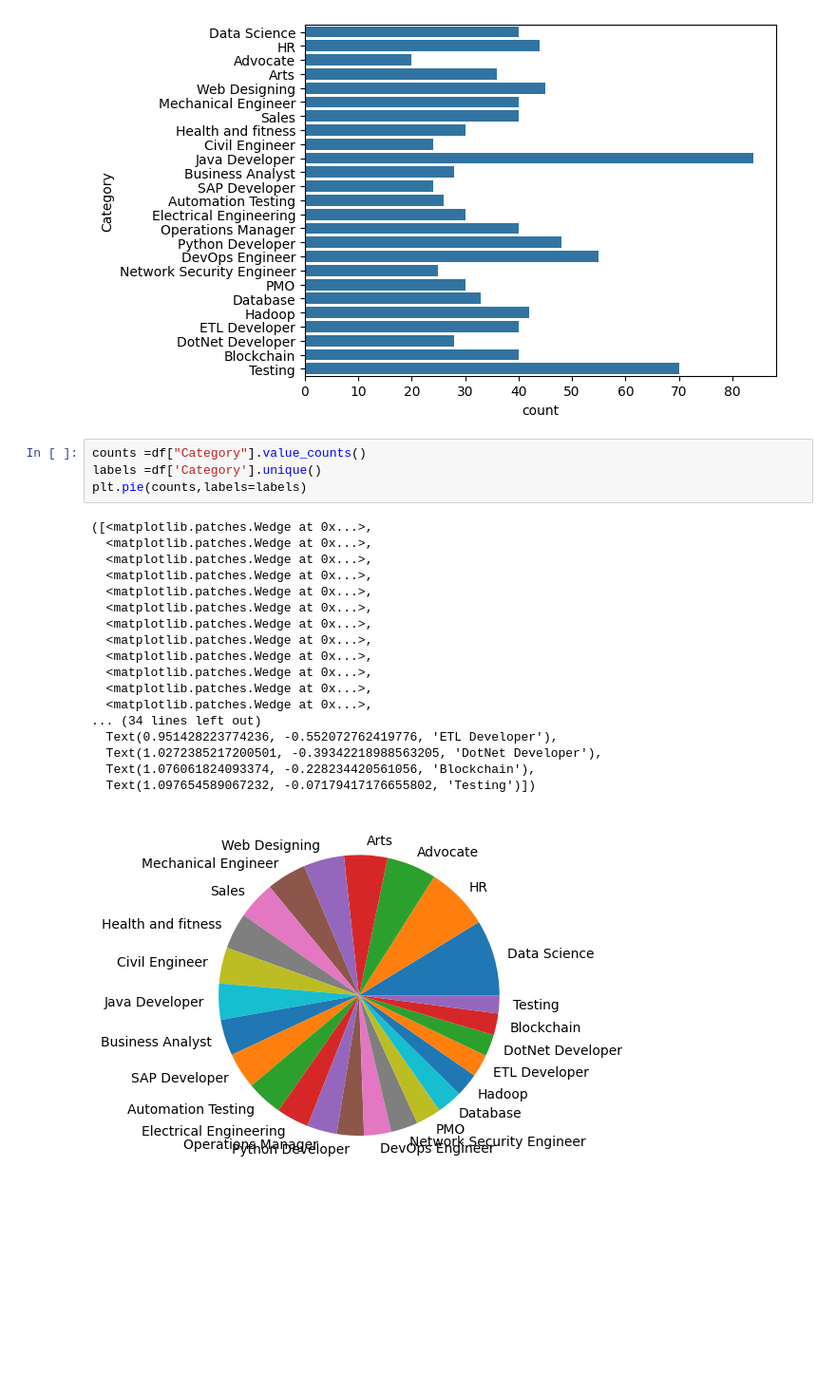
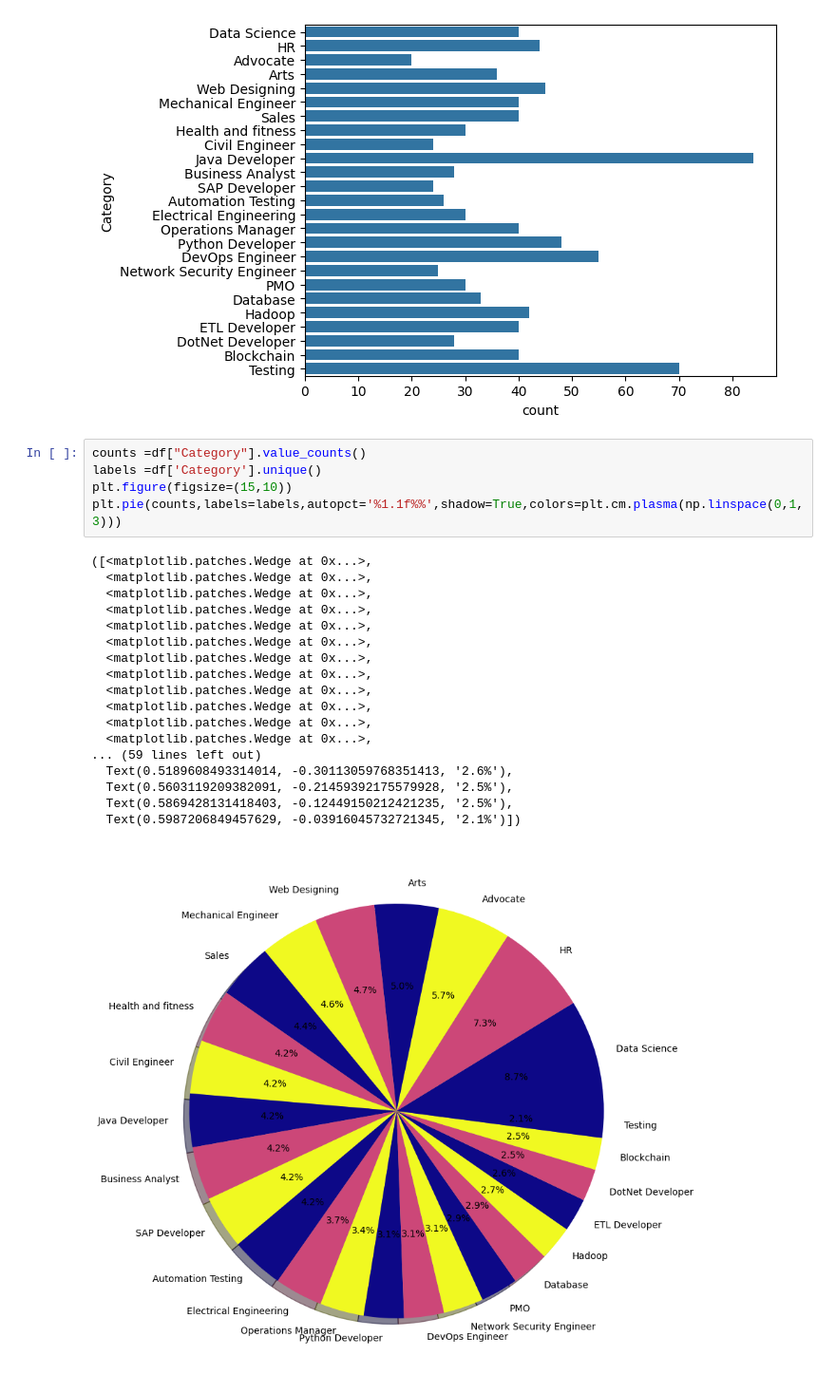
Before and after one commit to shounak-max/resume_screening_app, a Jupyter notebook: Untitled.ipynb, the cells around one changed output. Shown at 95% size. Saved outputs shown, nothing was run; the diff lists cells and outputs as text; blank space fills up the shorter version.

```diff
--- a/Untitled.ipynb
+++ b/Untitled.ipynb
@@ -47,25 +47,26 @@ sns.countplot(df['Category'])
 # %%
 counts =df["Category"].value_counts()
 labels =df['Category'].unique()
-plt.pie(counts,labels=labels)
+plt.figure(figsize=(15,10))
+plt.pie(counts,labels=labels,autopct='%1.1f%%',shadow=True,colors=plt.cm.plasma(np.linspace(0,1,3)))
 # %% [output]
 ([<matplotlib.patches.Wedge at 0x...>,
   <matplotlib.patches.Wedge at 0x...>,
   <matplotlib.patches.Wedge at 0x...>,
   <matplotlib.patches.Wedge at 0x...>,
   <matplotlib.patches.Wedge at 0x...>,
   <matplotlib.patches.Wedge at 0x...>,
   <matplotlib.patches.Wedge at 0x...>,
   <matplotlib.patches.Wedge at 0x...>,
   <matplotlib.patches.Wedge at 0x...>,
   <matplotlib.patches.Wedge at 0x...>,
   <matplotlib.patches.Wedge at 0x...>,
   <matplotlib.patches.Wedge at 0x...>,
-... (34 lines left out)
-  Text(0.951428223774236, -0.552072762419776, 'ETL Developer'),
-  Text(1.0272385217200501, -0.39342218988563205, 'DotNet Developer'),
-  Text(1.076061824093374, -0.228234420561056, 'Blockchain'),
-  Text(1.097654589067232, -0.07179417176655802, 'Testing')])
+... (59 lines left out)
+  Text(0.5189608493314014, -0.30113059768351413, '2.6%'),
+  Text(0.5603119209382091, -0.21459392175579928, '2.5%'),
+  Text(0.5869428131418403, -0.12449150212421235, '2.5%'),
+  Text(0.5987206849457629, -0.03916045732721345, '2.1%')])
-[figure, old version]
+[figure, new version]
 # %%
 labels
```
Also changed, not shown: parts of 9 cells of this notebook.
